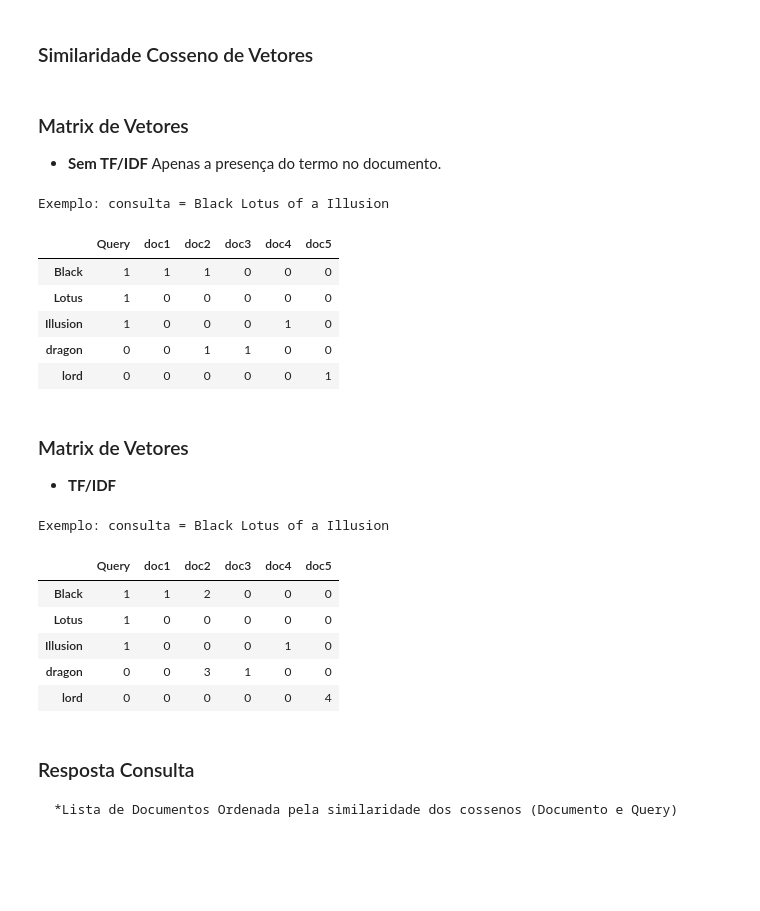
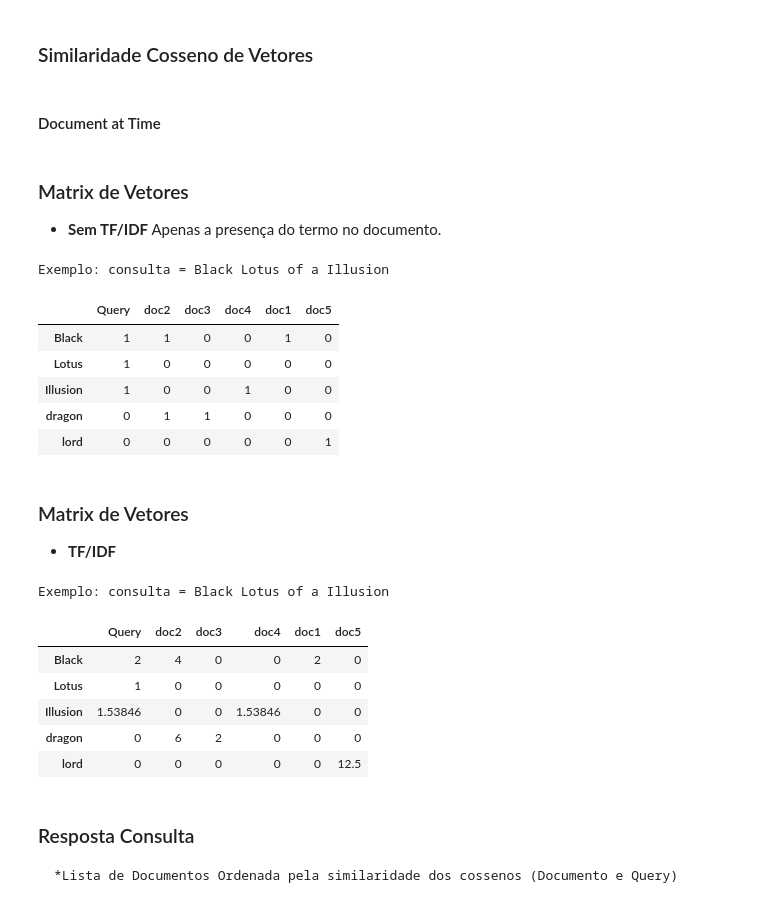
Before and after one commit to Jcss3/Projeto-1__RI, a Jupyter notebook: Processamento Consulta.ipynb, the cells around one changed output. Drawn from its saved outputs; the diff is of its cells as text; code cells hidden in the pictures; blank space fills up the shorter version.

```diff
--- a/Processamento Consulta.ipynb
+++ b/Processamento Consulta.ipynb
@@ -119,0 +80,17 @@ consulta = r'Black Lotus of a Illusion'
+# %%
+# term at time
+def ler_Postings(tupla):
+
+    indiceInvertido = tupla[0]
+    idf = tupla[1]
+
+    # indiceInvertido = [docID , docID2 ....]
+    lista = []
+    for key, value in indiceInvertido.items():
+        termo = key
+        listaTuplas = value
+        termoIDF = idf[key]
+        lista.append([termo,listaTuplas,termoIDF])
+
+
+    return lista
@@ -121,6 +105,8 @@ consulta = r'Black Lotus of a Illusion'
 ## Modelo Espaço Vetorial
 # %% [markdown]
 ### Similaridade Cosseno de Vetores
+# %% [markdown]
+#### Document at Time
 # %%
 # Similaridade Cosseno
 def SimilaridadeCosseno(vetorQuery,vetorDoc):
@@ -190,14 +176,14 @@ def MatrixVetores(Postings,query):
     #display(df)
     return df
 print('Exemplo: consulta = Black Lotus of a Illusion')
-MatrixVetores(Docs,consulta)
+MatrixVetores(ler_Postings((indiceInvertido,idf)),consulta)
 # %% [output]
 Exemplo: consulta = Black Lotus of a Illusion
-|  | Query | doc1 | doc2 | doc3 | doc4 | doc5 |
-| Black | 1 | 1 | 1 | 0 | 0 | 0 |
+|  | Query | doc2 | doc3 | doc4 | doc1 | doc5 |
+| Black | 1 | 1 | 0 | 0 | 1 | 0 |
 | Lotus | 1 | 0 | 0 | 0 | 0 | 0 |
-| Illusion | 1 | 0 | 0 | 0 | 1 | 0 |
-| dragon | 0 | 0 | 1 | 1 | 0 | 0 |
+| Illusion | 1 | 0 | 0 | 1 | 0 | 0 |
+| dragon | 0 | 1 | 1 | 0 | 0 | 0 |
 | lord | 0 | 0 | 0 | 0 | 0 | 1 |
 # %% [markdown]
 ### Matrix de Vetores
@@ -239,49 +225,49 @@ def MatrixVetores_TF_IDF(Postings,query):
 
     # Preenchendo os valores dos vetores.
     for doc in nameColumns:
         for termo in nameRows:
 
             # Verificando a query.
             if termo in ConsultaUsuário(query) and doc == query:
                 # TF do termo na query
                 TF = ConsultaUsuário(query).count(termo)
 
-                IDF = None
-               ## IDF do termo.
-               #for posting in Postings:
-               #    if termo == posting[0]:
-               #        IDF = posting[2]
+                IDF = TF
+                ## IDF do termo.
+                for posting in Postings:
+                    if termo == posting[0]:
+                        IDF = posting[2]
 
                 #TF_idf = Consulta_TF_IDF(query,termo)
-                df.loc[termo,doc] = TF
+                #print(termo,TF,IDF)
+                df.loc[termo,doc] = TF / IDF
             else:
                 df.loc[termo,doc] = 0
 
             # Verificando os docs.
             for posting in Postings:
                 if termo == posting[0]:
                     for tupla in posting[1]:
                         if doc == tupla[0]:
                             if tupla[1] > 0:
-                                # valor do 2 componente da tupla [termo , [ ( doc, TF/IDF ) ] ]
-                                df.loc[termo,doc] = tupla[1]
+                                # valor do 2 componente da tupla [termo , [ ( doc, TF ) ] , IDF ]
+                                df.loc[termo,doc] = tupla[1] / posting[2]
                             else:
                                 df.loc[termo,doc] = 0
 
     df.rename(columns={query:'Query'},inplace = True)
     #display(df)
     return df
 print('Exemplo: consulta = Black Lotus of a Illusion')
-MatrixVetores_TF_IDF(Docs,consulta)
-#MatrixVetores_TF_IDF(Docs,'Blue and Blue')
+MatrixVetores_TF_IDF(ler_Postings((indiceInvertido,idf)),consulta)
 # %% [output]
 Exemplo: consulta = Black Lotus of a Illusion
-|  | Query | doc1 | doc2 | doc3 | doc4 | doc5 |
-| Black | 1 | 1 | 2 | 0 | 0 | 0 |
+|  | Query | doc2 | doc3 | doc4 | doc1 | doc5 |
+| Black | 2 | 4 | 0 | 0 | 2 | 0 |
 | Lotus | 1 | 0 | 0 | 0 | 0 | 0 |
-| Illusion | 1 | 0 | 0 | 0 | 1 | 0 |
-| dragon | 0 | 0 | 3 | 1 | 0 | 0 |
-| lord | 0 | 0 | 0 | 0 | 0 | 4 |
+| Illusion | 1.53846 | 0 | 0 | 1.53846 | 0 | 0 |
+| dragon | 0 | 6 | 2 | 0 | 0 | 0 |
+| lord | 0 | 0 | 0 | 0 | 0 | 12.5 |
 # %% [markdown]
 ### Resposta Consulta
     *Lista de Documentos Ordenada pela similaridade dos cossenos (Documento e Query)
```
Also changed, not shown: parts of 31 cells of this notebook.
